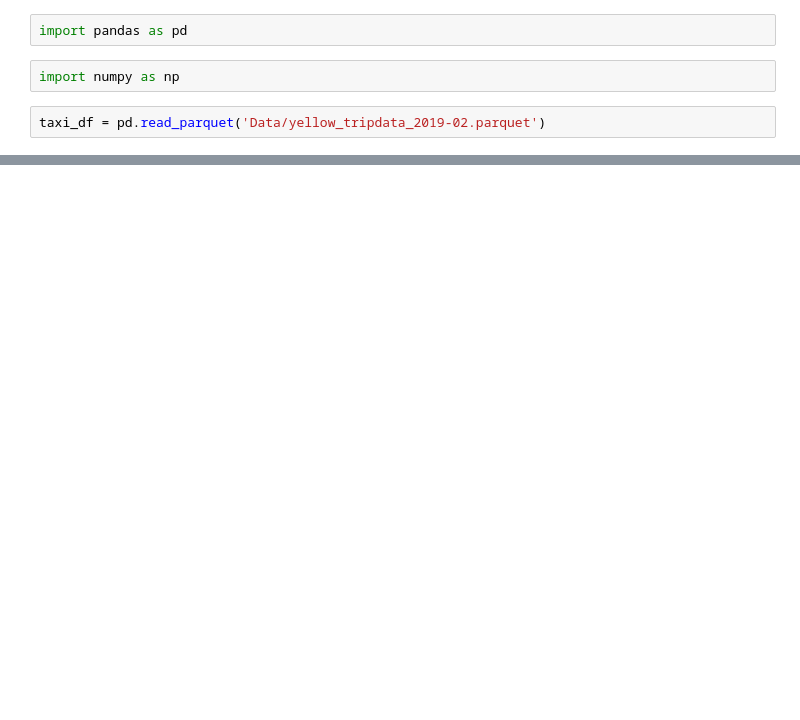
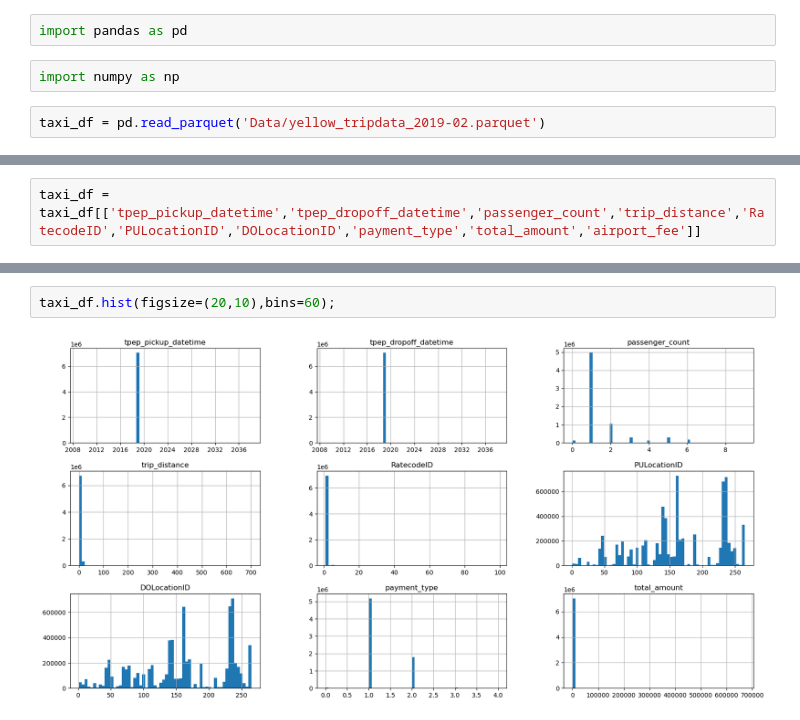
Before and after one commit to Faisalshenawy/New-York-Taxi-Analysis, a Jupyter notebook: Presentable Notebook.ipynb, the cells around one changed output, grey strips where cells are left out. Drawn from its saved outputs; the diff is of its cells as text; blank space fills up the shorter version.

```diff
--- a/Presentable Notebook.ipynb
+++ b/Presentable Notebook.ipynb
@@ -19,0 +29,2 @@ taxi_df.shape
+# %%
+taxi_df = taxi_df[['tpep_pickup_datetime','tpep_dropoff_datetime','passenger_count','trip_distance','RatecodeID','PULocationID','DOLocationID','payment_type','total_amount','airport_fee']]
@@ -19,0 +44,4 @@ taxi_df.shape
+# %%
+taxi_df.hist(figsize=(20,10),bins=60);
+# %% [output]
+[figure, added]
```
Also changed, not shown: parts of 9 cells of this notebook.
